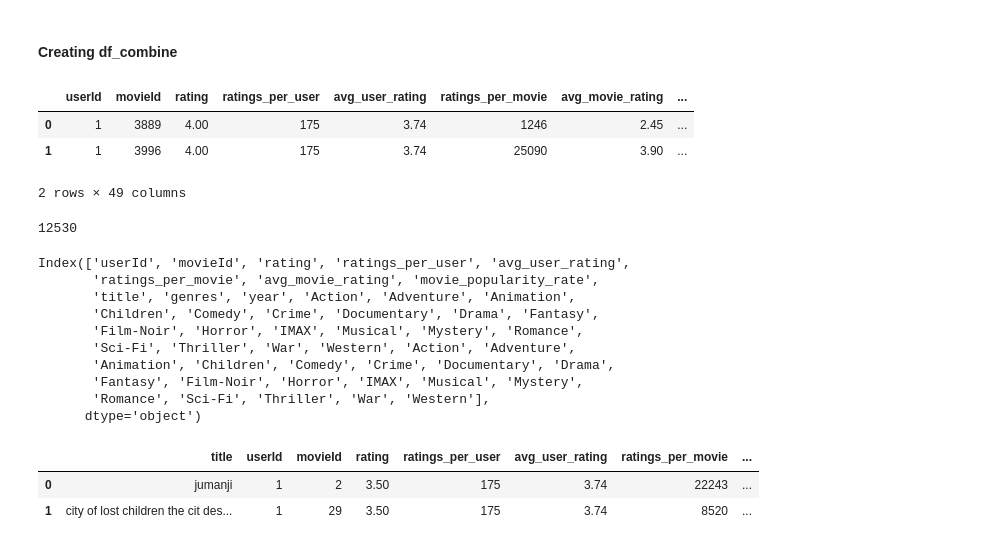
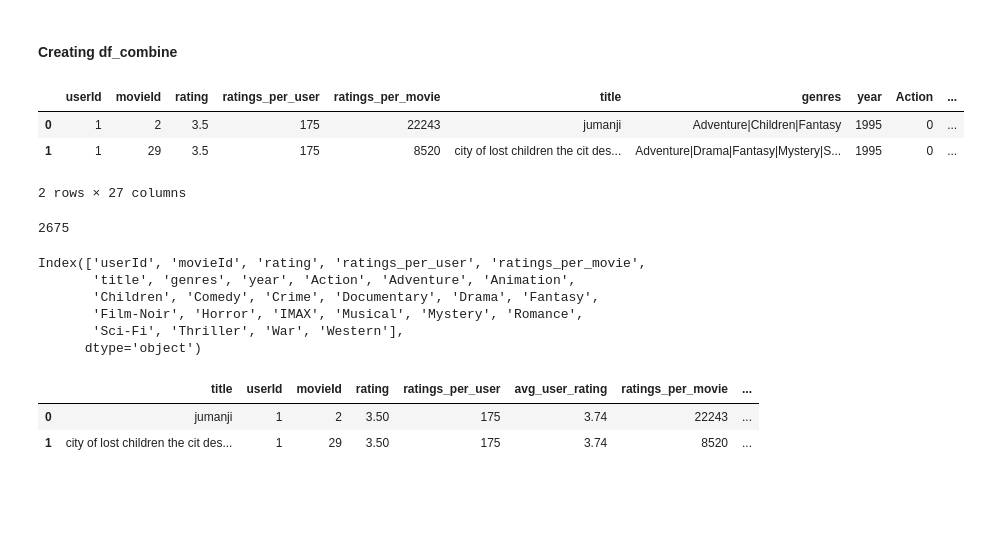
Before and after one commit to jcrigoni/grand_ml_project, a Jupyter notebook: Exploratory_Data_Analysis.ipynb, the cells around one changed output. Drawn from its saved outputs; the diff is of its cells as text; code cells hidden in the pictures; blank space fills up the shorter version.

```diff
--- a/Exploratory_Data_Analysis.ipynb
+++ b/Exploratory_Data_Analysis.ipynb
@@ -557,0 +530,15 @@ df_movie.head(2)
+# %%
+# Loading dataframe
+df_movie = pd.read_csv('input_data\\movie.csv')
+
+# Use str.extract to separate the movie title and year from the 'title' column
+df_movie[['title', 'year']] = df_movie['title'].str.extract(r'^(.*)\s\((\d{4})\)$')
+
+# Perform one-hot encoding on the 'genres' column, creating binary columns for each genre
+df_genres_encoded = df_movie['genres'].str.get_dummies(sep='|')
+
+# Concatenate the one-hot encoded genres with the original DataFrame
+df_movie = pd.concat([df_movie, df_genres_encoded], axis=1)
+
+# Drop the 'genres', 'year', and '(no genres listed)' columns from the DataFrame
+df_movie = df_movie.drop(columns=['genres', 'year', '(no genres listed)'], axis=1)
@@ -627,16 +615,16 @@ df_movie.to_csv('output_data/movie_2000.csv', index=False)
 # %% [markdown]
 #### Creating df_combine
 # %%
-df_combined = pd.merge(df, df_movie, on='movieId', how='inner')
+df_combined = pd.merge(df_tenpercent_blockbuster, df_movie, on='movieId', how='inner')
 
 df_combined.head(2)
 # %% [output]
-|  | userId | movieId | rating | ratings_per_user | avg_user_rating | ratings_per_movie | avg_movie_rating | ... |
-| 0 | 1 | 3889 | 4.00 | 175 | 3.74 | 1246 | 2.45 | ... |
-| 1 | 1 | 3996 | 4.00 | 175 | 3.74 | 25090 | 3.90 | ... |
+|  | userId | movieId | rating | ratings_per_user | ratings_per_movie | title | genres | year | Action | ... |
+| 0 | 1 | 2 | 3.5 | 175 | 22243 | jumanji | Adventure|Children|Fantasy | 1995 | 0 | ... |
+| 1 | 1 | 29 | 3.5 | 175 | 8520 | city of lost children the cit des... | Adventure|Drama|Fantasy|Mystery|S... | 1995 | 0 | ... |
-2 rows × 49 columns
+2 rows × 27 columns
 # %%
-df_2000 = df_combined[['userId', 'movieId', 'rating']]
-df_2000['movieId'].nunique()
+rating_blockbuster = df_combined[['userId', 'movieId', 'rating']]
+rating_blockbuster['movieId'].nunique()
 # %% [output]
-12530
+2675
@@ -647,15 +633,11 @@ df_2000.to_csv('output_data/df_2000.csv', index=False)
 # %%
 print(df_combined.columns)
 # %% [output]
-Index(['userId', 'movieId', 'rating', 'ratings_per_user', 'avg_user_rating',
-       'ratings_per_movie', 'avg_movie_rating', 'movie_popularity_rate',
+Index(['userId', 'movieId', 'rating', 'ratings_per_user', 'ratings_per_movie',
        'title', 'genres', 'year', 'Action', 'Adventure', 'Animation',
        'Children', 'Comedy', 'Crime', 'Documentary', 'Drama', 'Fantasy',
        'Film-Noir', 'Horror', 'IMAX', 'Musical', 'Mystery', 'Romance',
-       'Sci-Fi', 'Thriller', 'War', 'Western', 'Action', 'Adventure',
-       'Animation', 'Children', 'Comedy', 'Crime', 'Documentary', 'Drama',
-       'Fantasy', 'Film-Noir', 'Horror', 'IMAX', 'Musical', 'Mystery',
-       'Romance', 'Sci-Fi', 'Thriller', 'War', 'Western'],
+       'Sci-Fi', 'Thriller', 'War', 'Western'],
       dtype='object')
 # %%
 ordered_columns = ['title','userId', 'movieId', 'rating', 'ratings_per_user', 'avg_user_rating',
```
Also changed, not shown: parts of 17 cells of this notebook, 2 other files.
